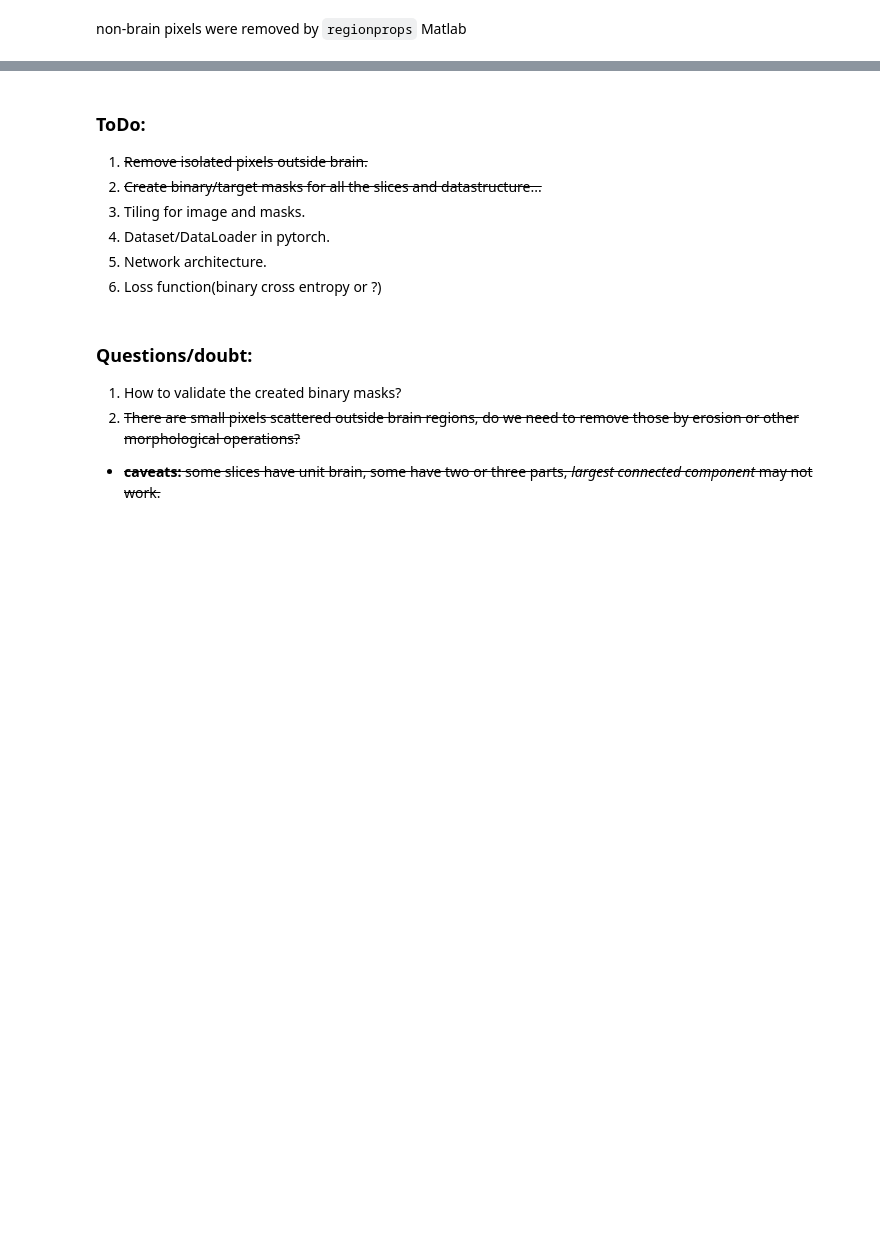
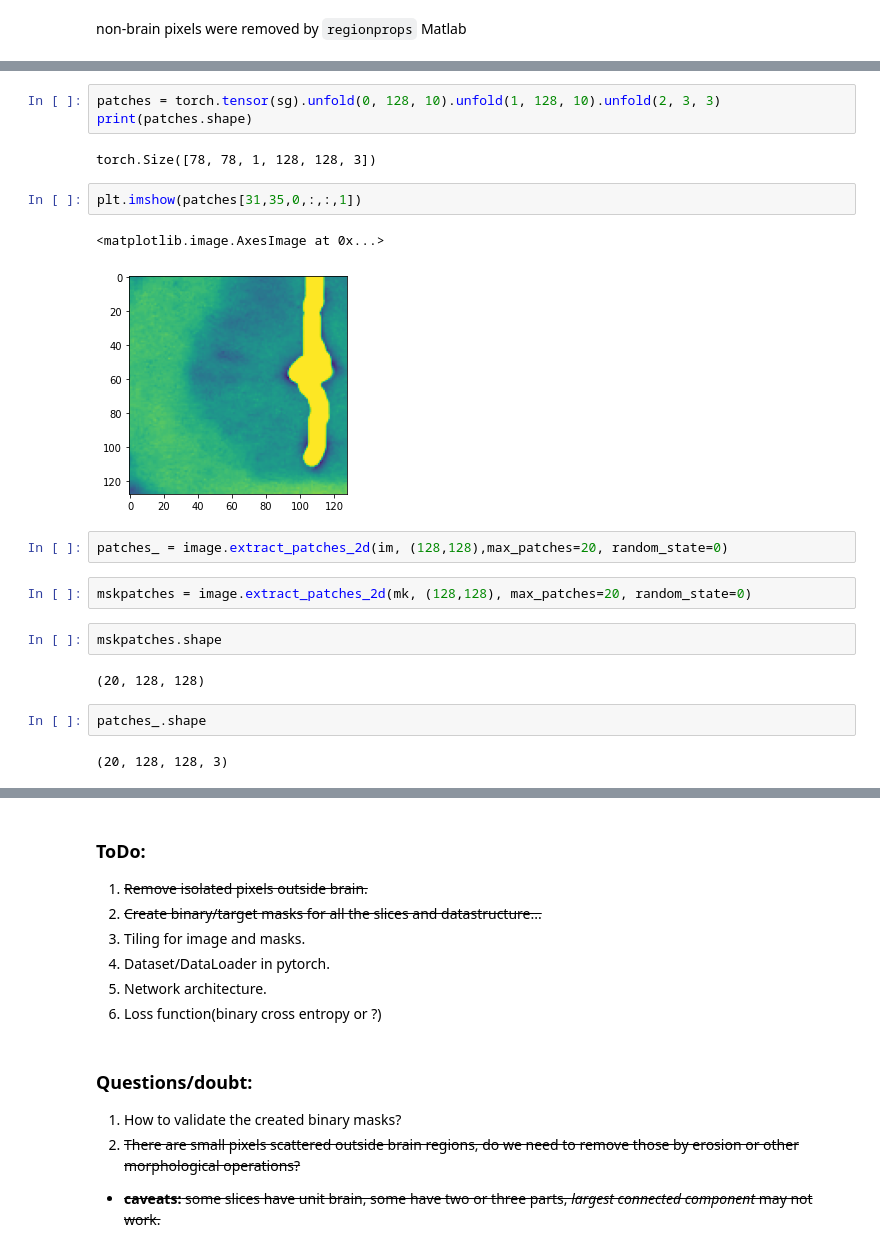
Before and after one commit to ranabanik/Blockface, a Jupyter notebook: Codes/EDAElementary.ipynb, the cells around one changed output, grey strips where cells are left out. Saved outputs shown, nothing was run; the diff lists cells and outputs as text; blank space fills up the shorter version.

```diff
--- a/Codes/EDAElementary.ipynb
+++ b/Codes/EDAElementary.ipynb
@@ -75,0 +132,22 @@ non-brain pixels were removed by `regionprops` Matlab
+# %%
+patches = torch.tensor(sg).unfold(0, 128, 10).unfold(1, 128, 10).unfold(2, 3, 3)
+print(patches.shape)
+# %% [output]
+torch.Size([78, 78, 1, 128, 128, 3])
+# %%
+plt.imshow(patches[31,35,0,:,:,1])
+# %% [output]
+<matplotlib.image.AxesImage at 0x...>
+[figure, added]
+# %%
+patches_ = image.extract_patches_2d(im, (128,128),max_patches=20, random_state=0)
+# %%
+mskpatches = image.extract_patches_2d(mk, (128,128), max_patches=20, random_state=0)
+# %%
+mskpatches.shape
+# %% [output]
+(20, 128, 128)
+# %%
+patches_.shape
+# %% [output]
+(20, 128, 128, 3)
```
Also changed, not shown: parts of 10 cells of this notebook.
